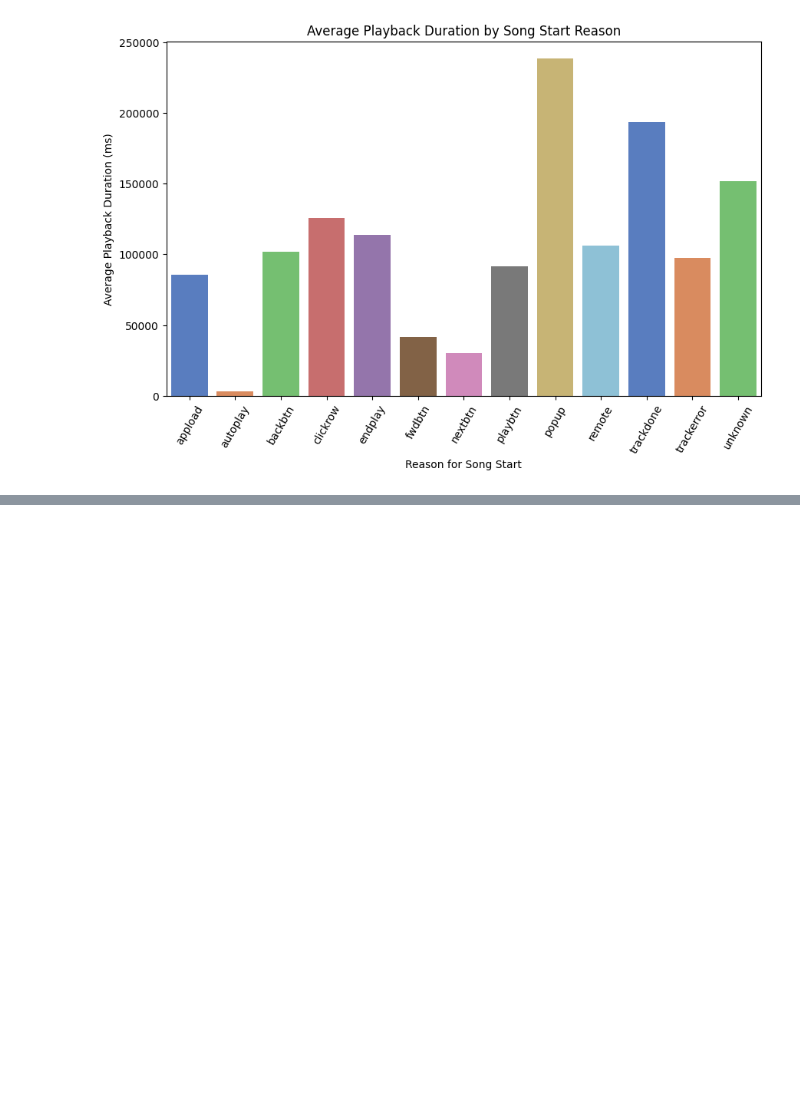
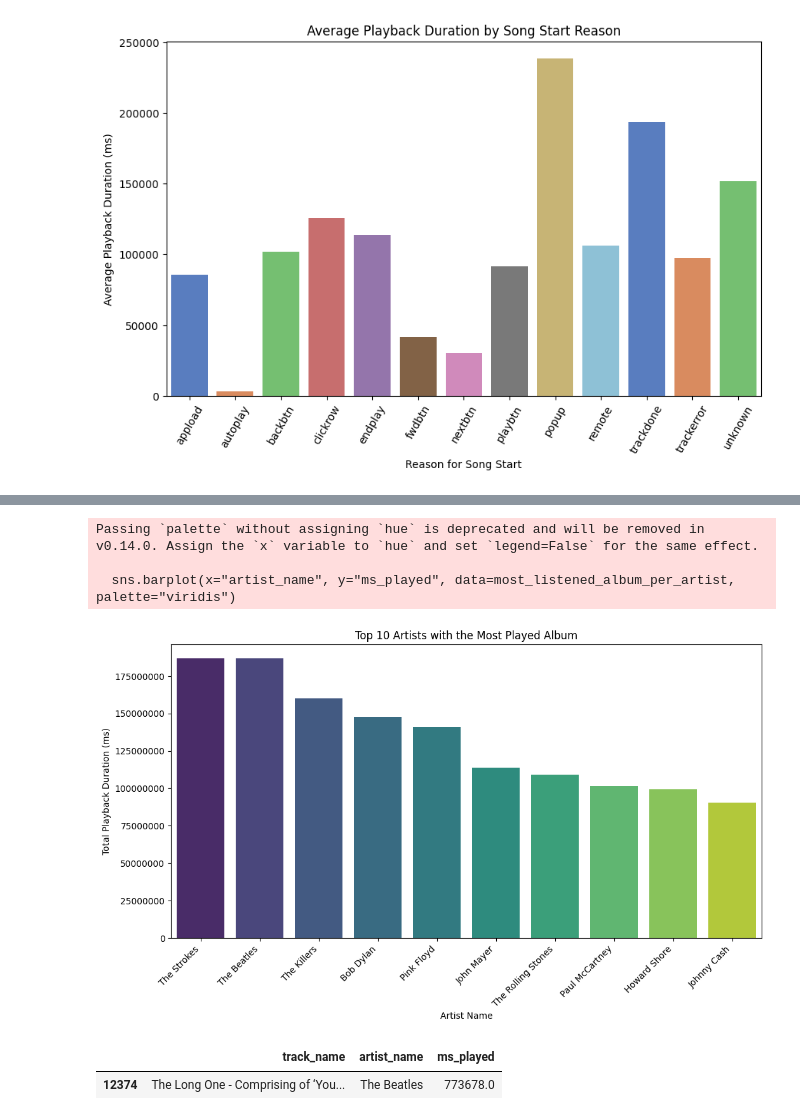
Before and after one commit to jp-asadon/spotify_analysis, a Jupyter notebook: notebook.ipynb, the cells around one changed output, grey strips where cells are left out. Drawn from its saved outputs; the diff is of its cells as text; code cells hidden in the pictures; blank space fills up the shorter version.

```diff
--- a/notebook.ipynb
+++ b/notebook.ipynb
@@ -141,0 +173,34 @@ Passing `palette` without assigning `hue` is deprecated and will be removed in v
+# %%
+# which 10 artist has the most played album?
+album_artist = df.groupby(["artist_name", "album_name"])["ms_played"].sum().reset_index()
+most_listened_album_per_artist = album_artist.loc[album_artist.groupby("artist_name")["ms_played"].idxmax()].sort_values("ms_played", ascending=False).head(10)
+
+most_listened_album_per_artist
+
+# Create a vertical bar plot
+plt.figure(figsize=(12, 6))
+sns.barplot(x="artist_name", y="ms_played", data=most_listened_album_per_artist, palette="viridis")
+
+# Title and labels
+plt.title("Top 10 Artists with the Most Played Album")
+plt.xlabel("Artist Name")
+plt.ylabel("Total Playback Duration (ms)")
+
+# Customizing the x-axis to show whole numbers
+plt.xticks(rotation=45, ha="right")  # Rotating artist names for readability
+
+# Customizing y-axis to avoid scientific notation and force whole numbers
+plt.ticklabel_format(style='plain', axis='y')
+
+# Display the plot
+plt.show()
+# %% [output]
+Passing `palette` without assigning `hue` is deprecated and will be removed in v0.14.0. Assign the `x` variable to `hue` and set `legend=False` for the same effect.
+
+  sns.barplot(x="artist_name", y="ms_played", data=most_listened_album_per_artist, palette="viridis")
+[figure, added]
+# %%
+top_track[top_track.index == 12374]
+# %% [output]
+|  | track_name | artist_name | ms_played |
+| 12374 | The Long One - Comprising of ‘You... | The Beatles | 773678.0 |
```
Also changed, not shown: parts of 1 cell of this notebook.
